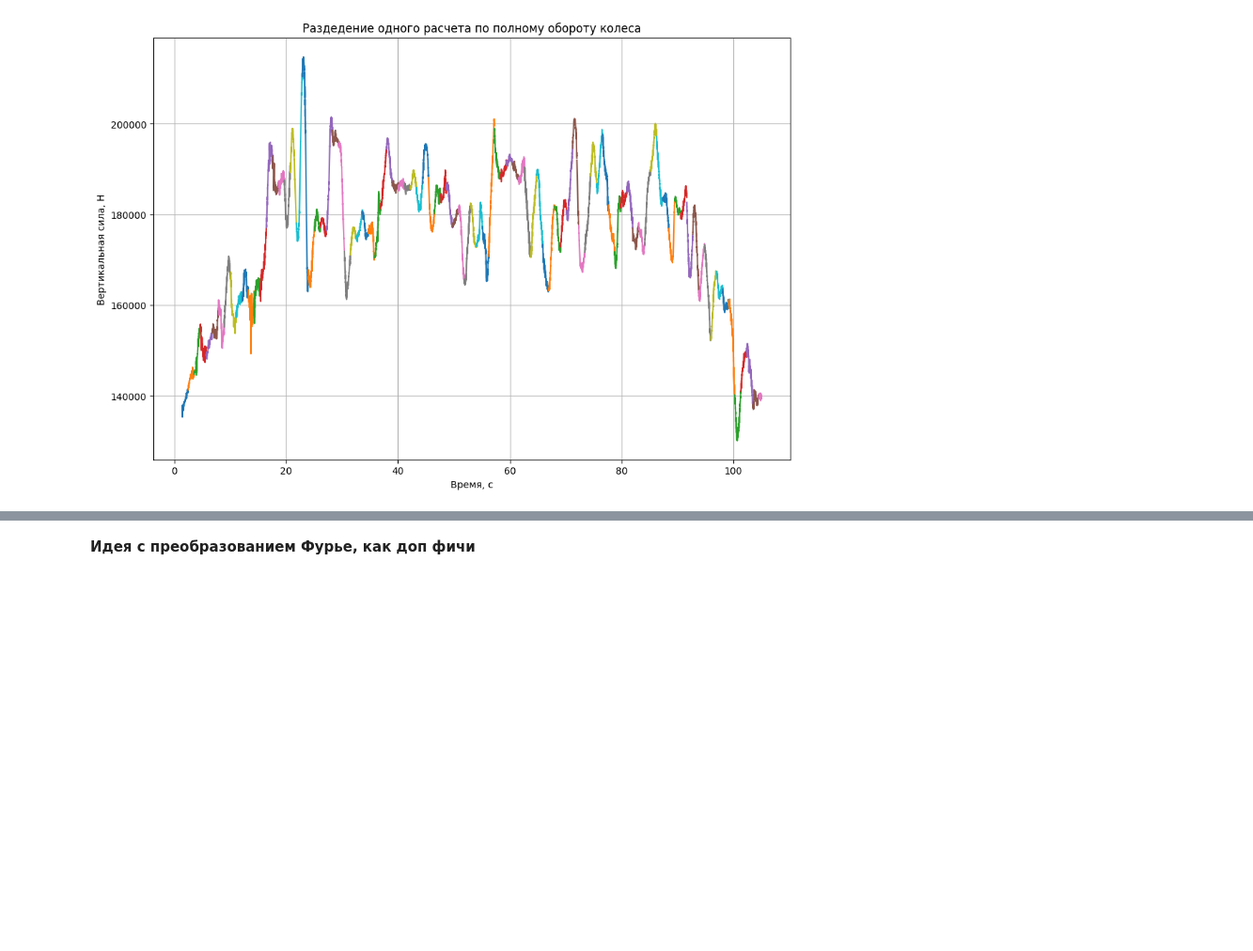
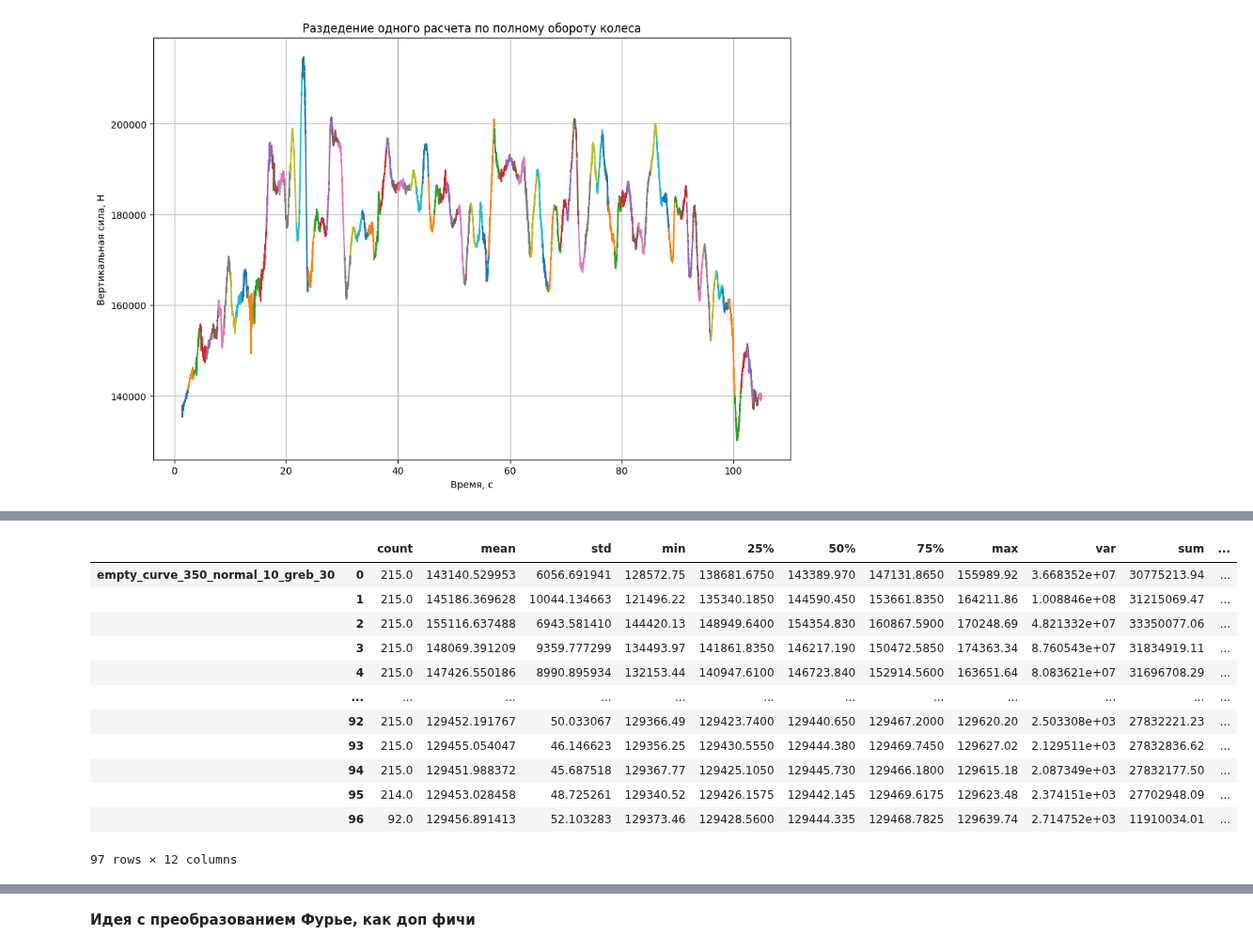
Before and after one commit to daniilgorenkov/Dissertation, a Jupyter notebook: observe.ipynb, the cells around one changed output, grey strips where cells are left out. Shown at 94% size. Cells and saved outputs as stored; diff of their text form; code cells hidden in the pictures; blank space fills up the shorter version.

```diff
--- a/observe.ipynb
+++ b/observe.ipynb
@@ -443,0 +491,30 @@ pd.concat([devided_result,devided_result_],axis=1)
+# %%
+def get_description(data:pd.DataFrame) -> pd.DataFrame:
+    """Получаем описанный фрейм и к нему добавляем доп фичи"""
+
+    summ = data.sum()
+    variance = data.var()
+    skew_kurt = get_skew_kurt(data)
+    desc = data.describe()
+
+    summ_var = pd.concat([variance,summ],axis=1).T
+    summ_var.index = ["var","sum"]
+
+    df = pd.concat([desc,summ_var,skew_kurt], axis=0)
+    return df
+# %%
+get_description(splitted).T
+# %% [output]
+|  |  | count | mean | std | min | 25% | 50% | 75% | max | var | sum | ... |
+| empty_curve_350_normal_10_greb_30 | 0 | 215.0 | 143140.529953 | 6056.691941 | 128572.75 | 138681.6750 | 143389.970 | 147131.8650 | 155989.92 | 3.668352e+07 | 30775213.94 | ... |
+|  | 1 | 215.0 | 145186.369628 | 10044.134663 | 121496.22 | 135340.1850 | 144590.450 | 153661.8350 | 164211.86 | 1.008846e+08 | 31215069.47 | ... |
+|  | 2 | 215.0 | 155116.637488 | 6943.581410 | 144420.13 | 148949.6400 | 154354.830 | 160867.5900 | 170248.69 | 4.821332e+07 | 33350077.06 | ... |
+|  | 3 | 215.0 | 148069.391209 | 9359.777299 | 134493.97 | 141861.8350 | 146217.190 | 150472.5850 | 174363.34 | 8.760543e+07 | 31834919.11 | ... |
+|  | 4 | 215.0 | 147426.550186 | 8990.895934 | 132153.44 | 140947.6100 | 146723.840 | 152914.5600 | 163651.64 | 8.083621e+07 | 31696708.29 | ... |
+|  | ... | ... | ... | ... | ... | ... | ... | ... | ... | ... | ... | ... |
+|  | 92 | 215.0 | 129452.191767 | 50.033067 | 129366.49 | 129423.7400 | 129440.650 | 129467.2000 | 129620.20 | 2.503308e+03 | 27832221.23 | ... |
+|  | 93 | 215.0 | 129455.054047 | 46.146623 | 129356.25 | 129430.5550 | 129444.380 | 129469.7450 | 129627.02 | 2.129511e+03 | 27832836.62 | ... |
+|  | 94 | 215.0 | 129451.988372 | 45.687518 | 129367.77 | 129425.1050 | 129445.730 | 129466.1800 | 129615.18 | 2.087349e+03 | 27832177.50 | ... |
+|  | 95 | 214.0 | 129453.028458 | 48.725261 | 129340.52 | 129426.1575 | 129442.145 | 129469.6175 | 129623.48 | 2.374151e+03 | 27702948.09 | ... |
+|  | 96 | 92.0 | 129456.891413 | 52.103283 | 129373.46 | 129428.5600 | 129444.335 | 129468.7825 | 129639.74 | 2.714752e+03 | 11910034.01 | ... |
+97 rows × 12 columns
```
Also changed, not shown: parts of 17 cells of this notebook.
